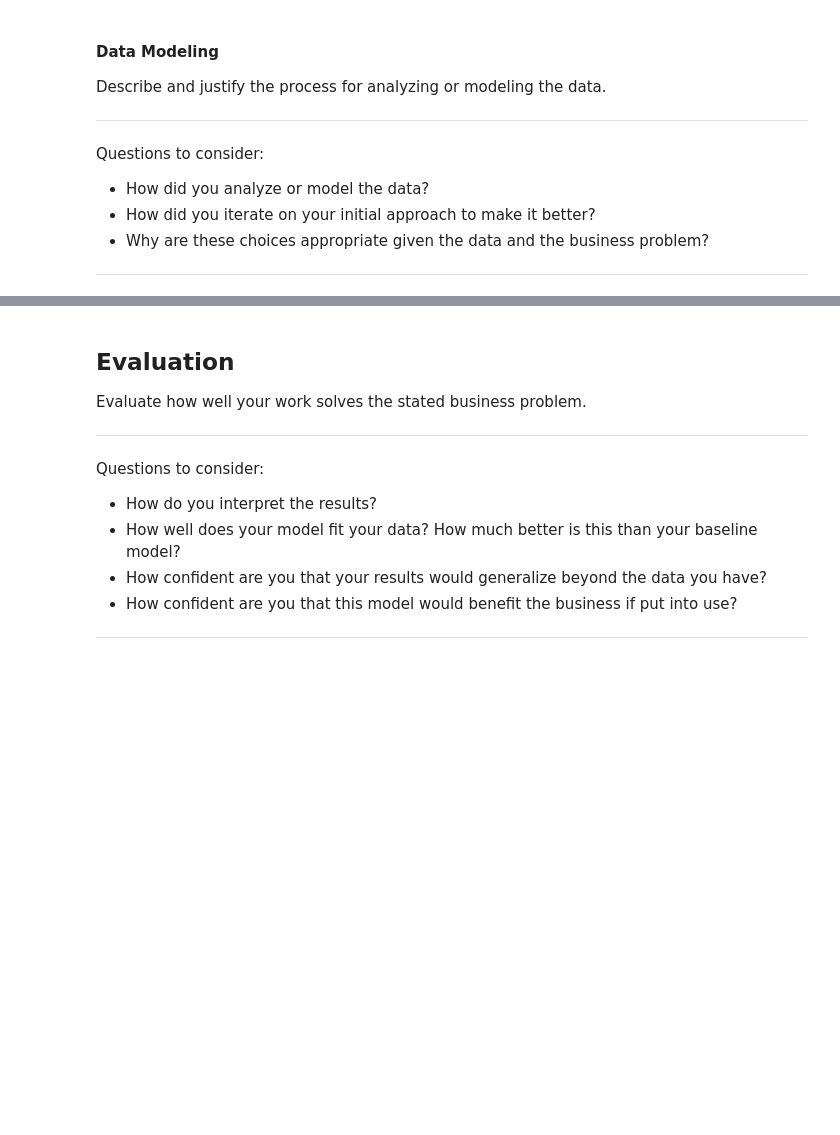
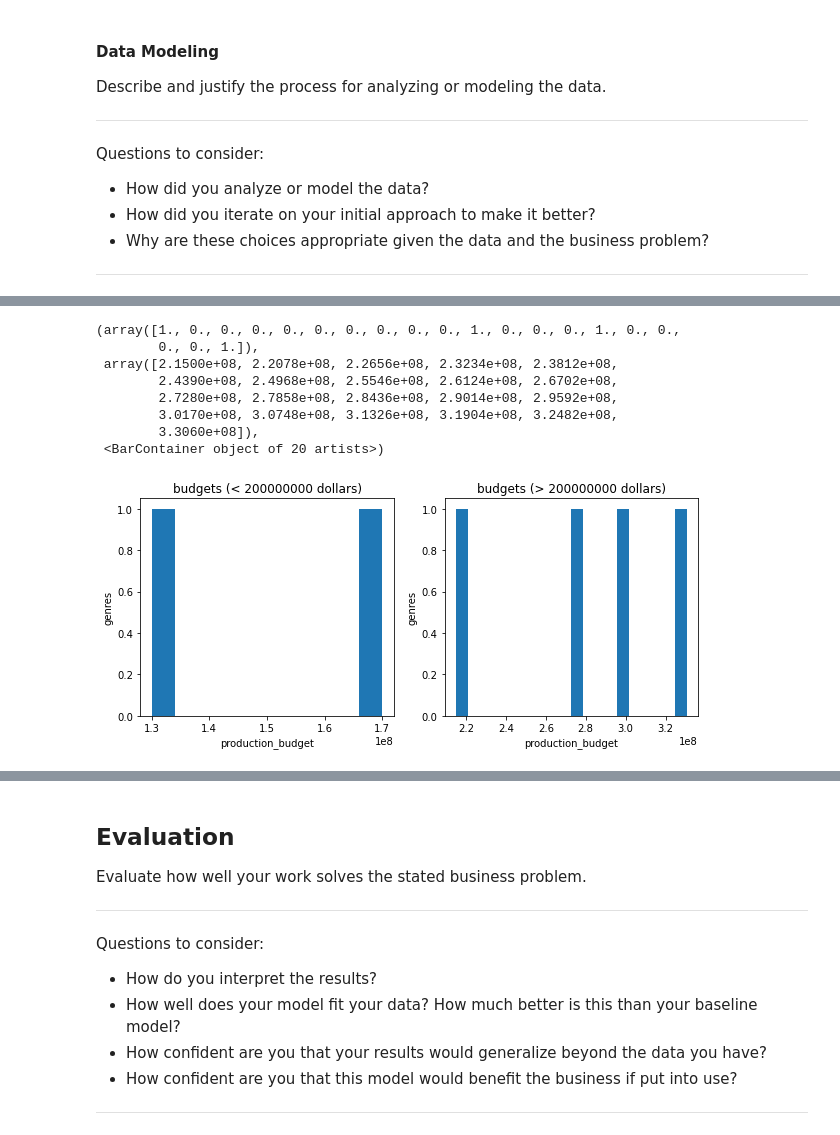
Before and after one commit to ashakeri92/dsc-phase-1-project-v2-3, a Jupyter notebook: analysis.ipynb, the cells around one changed output, grey strips where cells are left out. Cells and saved outputs as stored; diff of their text form; code cells hidden in the pictures; blank space fills up the shorter version.

```diff
--- a/analysis.ipynb
+++ b/analysis.ipynb
@@ -295,0 +314,27 @@ movie_combined_df.plot.bar(x='title', y='domestic_gross')
+# %%
+budget_fig, budget_axes = plt.subplots(nrows=1, ncols=2, figsize=(10, 4))
+
+
+budget_axes[0].set_title('budgets (< 200000000 dollars)')
+budget_axes[0].set_ylabel('genres')
+budget_axes[0].set_xlabel('production_budget')
+
+budget_axes[1].set_title('budgets (> 200000000 dollars)')
+budget_axes[1].set_ylabel('genres')
+budget_axes[1].set_xlabel('production_budget')
+
+budget_low = movie_combined_df['production_budget'][movie_combined_df['production_budget'] < 200000000]
+budget_high = movie_combined_df['production_budget'][movie_combined_df['production_budget'] > 200000000]
+
+budget_axes[0].hist(budget_low, bins=10)
+budget_axes[1].hist(budget_high, bins=20)
+# %% [output]
+(array([1., 0., 0., 0., 0., 0., 0., 0., 0., 0., 1., 0., 0., 0., 1., 0., 0.,
+        0., 0., 1.]),
+ array([2.1500e+08, 2.2078e+08, 2.2656e+08, 2.3234e+08, 2.3812e+08,
+        2.4390e+08, 2.4968e+08, 2.5546e+08, 2.6124e+08, 2.6702e+08,
+        2.7280e+08, 2.7858e+08, 2.8436e+08, 2.9014e+08, 2.9592e+08,
+        3.0170e+08, 3.0748e+08, 3.1326e+08, 3.1904e+08, 3.2482e+08,
+        3.3060e+08]),
+ <BarContainer object of 20 artists>)
+[figure, added]
```
Also changed, not shown: parts of 9 cells of this notebook.
